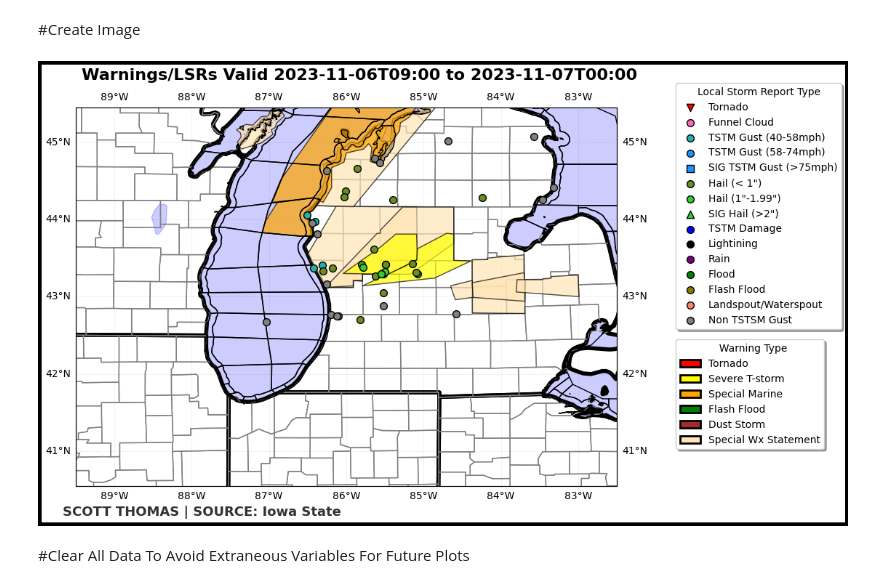
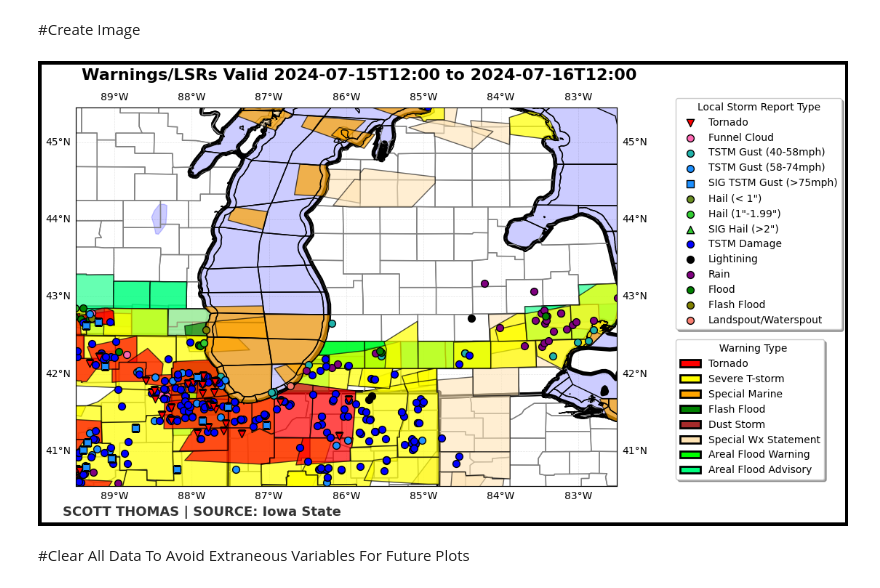
Before and after one commit to scottthomaswx/WarningPlotter, a Jupyter notebook: Warning_Plotter.ipynb, the cells around one changed output. Cells and saved outputs as stored; diff of their text form; code cells hidden in the pictures.

Commit message:
Add Areal Flood Warnings and Areal Flood Advisories

```diff
--- a/Warning_Plotter.ipynb
+++ b/Warning_Plotter.ipynb
@@ -27,8 +27,8 @@ import numpy as np
 # @markdown # Start and End Date/Time Selection
 # @markdown ## Enter in the format YYYY-MM-DDT:HH:MM
 
-Begins = '2023-11-06T09:00' #@param {type:"string"}
-Ends = '2023-11-07T00:00' #@param {type:"string"}
+Begins = '2024-07-15T12:00' #@param {type:"string"}
+Ends = '2024-07-16T12:00' #@param {type:"string"}
 
 WestLong = -89.5 # @param {type:"number"}
 EastLong = -82.5 # @param {type:"number"}
@@ -55,6 +55,10 @@ try:
   SPSFile = geopandas.read_file('https://mesonet.agron.iastate.edu/cgi-bin/request/gis/sps.py?&sts='+Begins+'Z&ets='+Ends+'Z&fmt=csv')
 except:
   SPSFile = pd.DataFrame(data)
+try:
+  floodfile = geopandas.read_file(f'https://mesonet.agron.iastate.edu/cgi-bin/request/gis/watchwarn.py?accept=shapefile&sts={Begins}Z&ets={Ends}Z&limitps=yes&phenomena=FA,FA&significance=W,Y')
+except:
+  pass
 #Add Marine Zones for Great Lakes
 mzone_file = geopandas.read_file('/vsicurl/https://github.com/scottthomaswx/WarningPlotter/raw/main/mz19se23.shp')
 # %% [markdown]
@@ -67,6 +71,8 @@ FFWWarn = Warn1.query('phenomena == "FF"')
 SMWWarn = Warn1.query('phenomena == "MA"')
 DSWWarn = Warn1.query('phenomena == "DS"')
 SPSWarn = SPSFile
+FAWWarn=floodfile.query('SIG == "W"')
+FAYWarn=floodfile.query('SIG == "Y"')
 
 LSR1File['MAG'] = LSR1File['MAG'].replace('None', np.nan)
 LSR1File['MAG'] = LSR1File['MAG'].astype(float)
@@ -111,7 +117,9 @@ try:
   ax.add_geometries(SMWWarn.geometry, crs = ccrs.PlateCarree(), facecolor =  'orange', edgecolor = 'black', zorder = 996, alpha = 0.7)
   ax.add_geometries(FFWWarn.geometry, crs = ccrs.PlateCarree(), facecolor =  'green', edgecolor = 'black', zorder = 995, alpha = 0.7)
   ax.add_geometries(DSWWarn.geometry, crs = ccrs.PlateCarree(), facecolor =  'brown', edgecolor = 'black', zorder = 994, alpha = 0.7)
-  ax.add_geometries(SPSWarn.geometry, crs = ccrs.PlateCarree(), facecolor =  '#FFE4B5', edgecolor = 'black', zorder = 993, alpha = 0.7)
+  ax.add_geometries(SPSWarn.geometry, crs = ccrs.PlateCarree(), facecolor =  '#FFE4B5', edgecolor = 'black', zorder = 993, alpha = 0.6)
+  ax.add_geometries(FAWWarn.geometry, crs = ccrs.PlateCarree(), facecolor =  '#00FF00', edgecolor = 'black', zorder = 992, alpha = 0.6)
+  ax.add_geometries(FAYWarn.geometry, crs = ccrs.PlateCarree(), facecolor =  '#00FF7F', edgecolor = 'black', zorder = 991, alpha = 0.6)
 except:
   pass
 ax.add_geometries(MarZoneMap.geometry, crs = ccrs.PlateCarree(), facecolor = 'none', edgecolor = 'black',  zorder=999)
@@ -134,40 +142,42 @@ ax.scatter(y = RANSR['LAT'], x = RANSR['LON'], zorder=999, color = 'purple', lab
 ax.scatter(y = FLDSR['LAT'], x = FLDSR['LON'], zorder=999, color = 'green', label = 'Flood', s = 50, edgecolor = 'black')
 ax.scatter(y = FFDSR['LAT'], x = FFDSR['LON'], zorder=999, color = 'olive', label = 'Flash Flood', s = 50, edgecolor = 'black')
 ax.scatter(y = WSTSR['LAT'], x = WSTSR['LON'], zorder=1000, color = 'salmon', label = 'Landspout/Waterspout', s = 50, edgecolor = 'black')
-ax.scatter(y = NTGSR['LAT'], x = NTGSR['LON'], zorder=999, color = 'gray', label = 'Non TSTSM Gust', s = 50, edgecolor = 'black')
+#ax.scatter(y = NTGSR['LAT'], x = NTGSR['LON'], zorder=999, color = 'gray', label = 'Non TSTSM Gust', s = 50, edgecolor = 'black')
 
 TORW = mpatches.Rectangle((0, 0), 1, 0.1, linewidth=2, edgecolor='black', facecolor='red')
 SMW = mpatches.Rectangle((0, 0), 1, 0.1, linewidth=2, edgecolor='black', facecolor='orange')
 SVRW = mpatches.Rectangle((0, 0), 1, 0.1, linewidth=2, edgecolor='black', facecolor='yellow')
 FFW = mpatches.Rectangle((0, 0), 1, 0.1, linewidth=2, edgecolor='black', facecolor='green')
 DSTW = mpatches.Rectangle((0, 0), 1, 0.1, linewidth=2, edgecolor='black', facecolor='brown')
 SPSW = mpatches.Rectangle((0, 0), 1, 0.1, linewidth=2, edgecolor='black', facecolor='#FFE4B5')
+FAWW = mpatches.Rectangle((0, 0), 1, 0.1, linewidth=2, edgecolor='black', facecolor='#00FF00')
+FAYW = mpatches.Rectangle((0, 0), 1, 0.1, linewidth=2, edgecolor='black', facecolor='#00FF7F')
 
-axb.legend([TORW, SVRW, SMW, FFW, DSTW, SPSW], ['Tornado', 'Severe T-storm', 'Special Marine', 'Flash Flood', 'Dust Storm', 'Special Wx Statement'],
+axb.legend([TORW, SVRW, SMW, FFW, DSTW, SPSW, FAWW, FAYW], ['Tornado', 'Severe T-storm', 'Special Marine', 'Flash Flood', 'Dust Storm', 'Special Wx Statement', 'Areal Flood Warning', 'Areal Flood Advisory'],
             loc='upper left', fontsize=10, facecolor='white', markerscale=8,
             labelcolor='k', title='  Warning Type', title_fontsize=10,
            bbox_to_anchor=(1.10, 0.4), fancybox=True, shadow=True,).set_zorder(10)
 
 ax.coastlines(color='black',resolution='10m',zorder=99)
 ax.add_feature(cfeat.STATES.with_scale('50m'),edgecolor='black', zorder=9, linewidth = 4)
 ax.add_feature(USCOUNTIES, facecolor='None', edgecolor='gray', zorder=9)
 lake = cfeat.NaturalEarthFeature('physical', 'lakes', '50m', edgecolor='blue', facecolor='blue', alpha=0.2)
 ax.add_feature(lake)
 plt.figtext(0.11, 0.23, f'SCOTT THOMAS | SOURCE: Iowa State', weight='bold', color='black', fontsize=13, ha='left', alpha=0.8)
 plt.figtext(0.45, 0.73, f'Warnings/LSRs Valid {Begins} to {Ends}', ha='center', weight='bold', fontsize=16)
 gl = ax.gridlines(draw_labels = True, x_inline = False, y_inline = False, rotate_labels = False, linewidth = 0.5, linestyle = '--', color = 'black', alpha = 0.1)
 gl.x_labels_top = False
 gl.x_labels_bottom = True
 axb.grid(False)
 axb.set_xticks([])
 axb.set_yticks([])
 box1 = ax.get_position()
 ax.set_position([box1.x0, box1.y0, box1.width * 0.8, box1 .height*0.95])
 ax.legend(loc='lower left', bbox_to_anchor=(1.10, 0.4),
     ncol=1, fancybox=True, shadow=True, title = 'Local Storm Report Type')
 plt.savefig(f'WarningsLSRs{Ends}.png', bbox_inches = 'tight')
 # %% [output]
-[figure, old version]
+[figure, new version]
 # %% [markdown]
 #Clear All Data To Avoid Extraneous Variables For Future Plots
 # %%
```
